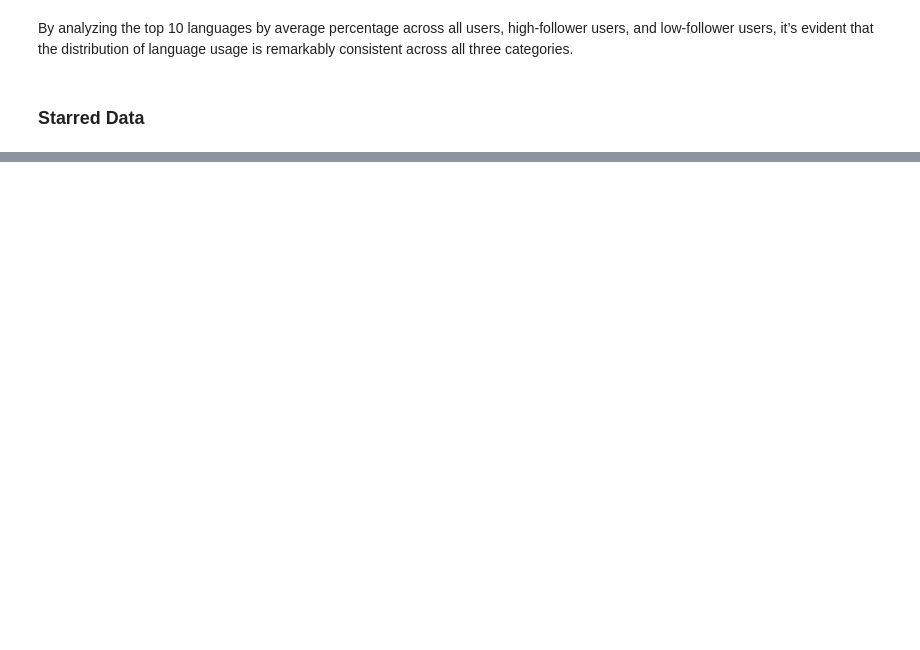
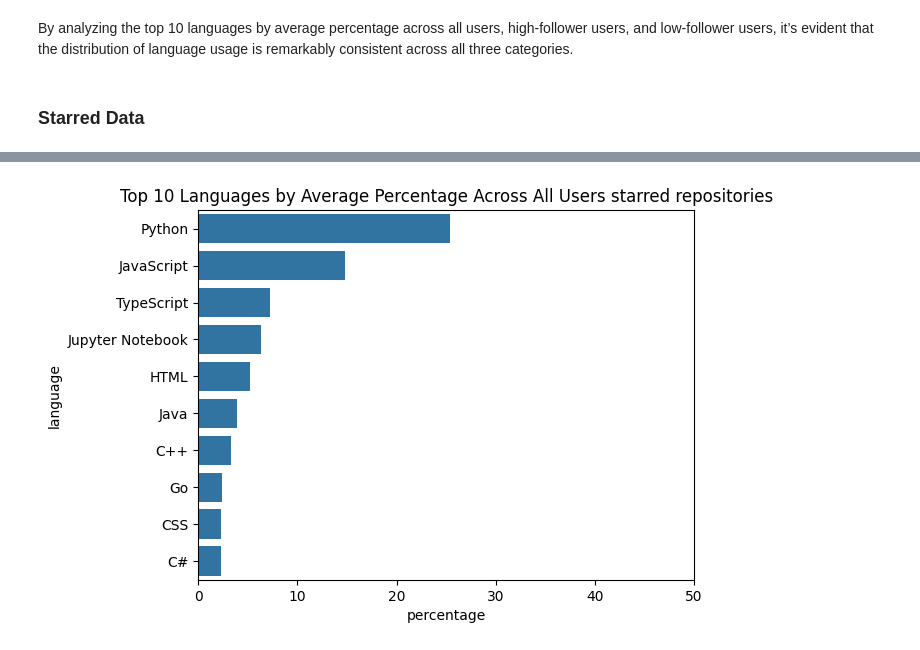
Before and after one commit to kritserv/analyze-how-python-developer-use-github, a Jupyter notebook: data_analysis.ipynb, the cells around one changed output, grey strips where cells are left out. Saved outputs shown, nothing was run; the diff lists cells and outputs as text; code cells hidden in the pictures; blank space fills up the shorter version.

```diff
--- a/data_analysis.ipynb
+++ b/data_analysis.ipynb
@@ -443,3 +443,7 @@ starred_data.head()
 | 2 | usr1 | bitwarden/clients | https://github.com/bitwarden/clients | Bitwarden client applications (we... | TypeScript | angular/bitwarden/browser-extensi... | 7824.0 |
 | 3 | usr1 | gothinkster/realworld | https://github.com/gothinkster/re... | "The mother of all demo apps" — E... | TypeScript | NaN | 77396.0 |
 | 4 | usr1 | ch4mpy/spring-addons | https://github.com/ch4mpy/spring-... | Ease spring OAuth2 resource-serve... | Java | auth0/cognito/hacktoberfest/keycl... | 405.0 |
+# %%
+PlotTop10LanguagePercentage(starred_data, title = 'Top 10 Languages by Average Percentage Across All Users starred repositories', xlim=50)
+# %% [output]
+[figure, added]
```
Also changed, not shown: parts of 28 cells of this notebook.
